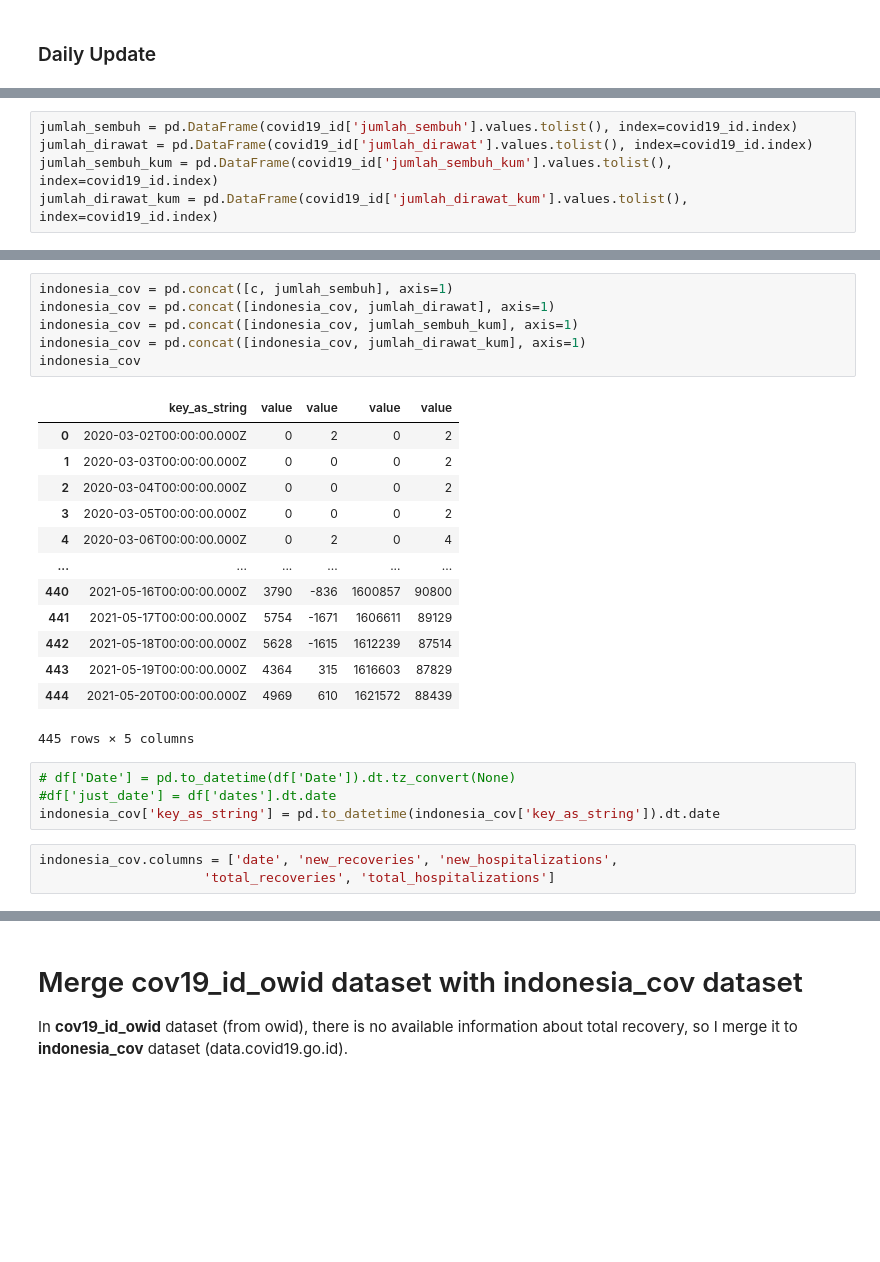
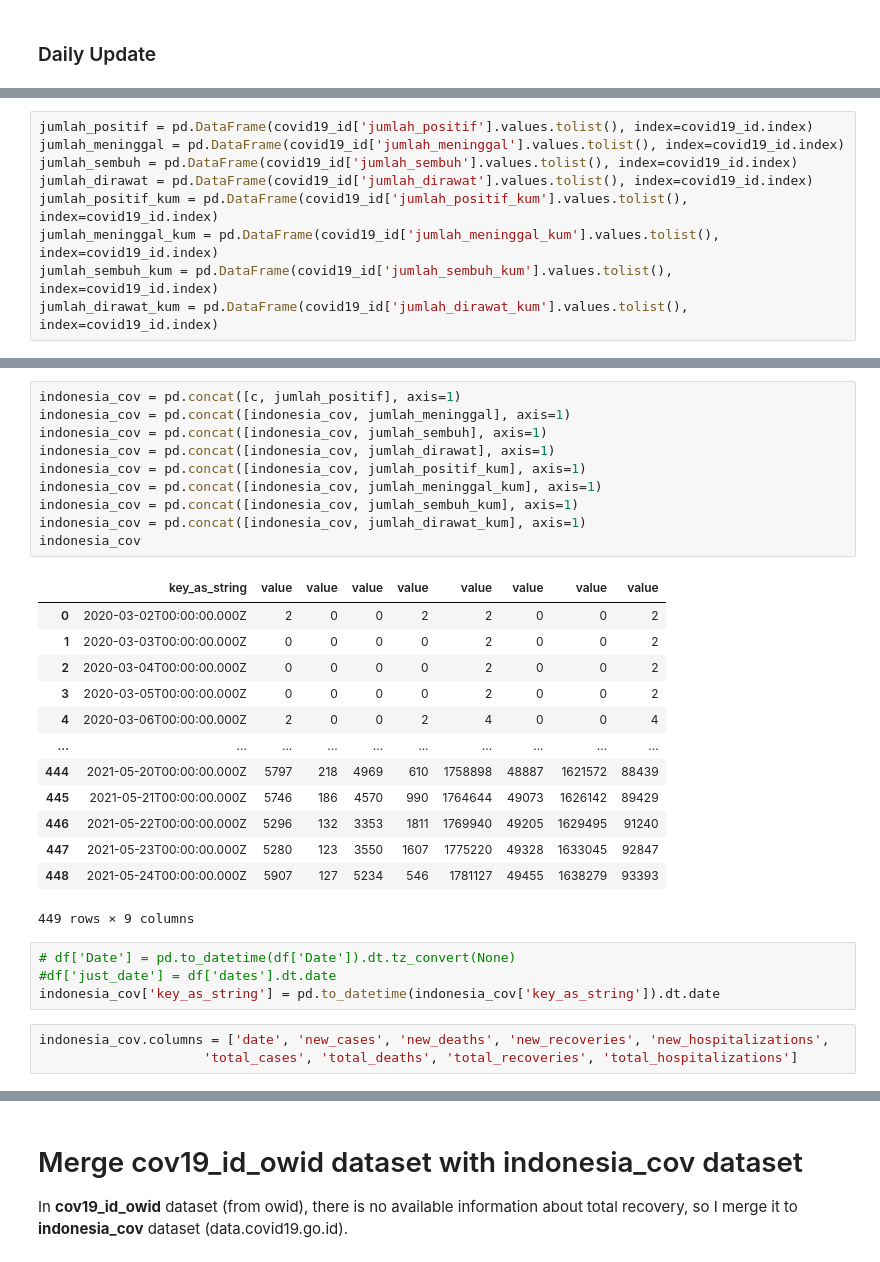
Before and after one commit to Danish-1311/Covid19-Report-Indonesia, a Jupyter notebook: Syntax/Covid19_Indonesia_Complete_Version.ipynb, the cells around one changed output, grey strips where cells are left out. Drawn from its saved outputs; the diff is of its cells as text; blank space fills up the shorter version.

Commit message:
Data Update and Fix Issues

```diff
--- a/Syntax/Covid19_Indonesia_Complete_Version.ipynb
+++ b/Syntax/Covid19_Indonesia_Complete_Version.ipynb
@@ -147,8 +147,12 @@ covid19_id.head()
 | 3 | 2020-03-05T00:00:00.000Z | 1583366400000 | 1 | {'value': 0} | {'value': 0} | {'value': 0} | {'value': 0} | ... |
 | 4 | 2020-03-06T00:00:00.000Z | 1583452800000 | 1 | {'value': 0} | {'value': 0} | {'value': 2} | {'value': 2} | ... |
 # %%
+jumlah_positif = pd.DataFrame(covid19_id['jumlah_positif'].values.tolist(), index=covid19_id.index)
+jumlah_meninggal = pd.DataFrame(covid19_id['jumlah_meninggal'].values.tolist(), index=covid19_id.index)
 jumlah_sembuh = pd.DataFrame(covid19_id['jumlah_sembuh'].values.tolist(), index=covid19_id.index)
 jumlah_dirawat = pd.DataFrame(covid19_id['jumlah_dirawat'].values.tolist(), index=covid19_id.index)
+jumlah_positif_kum = pd.DataFrame(covid19_id['jumlah_positif_kum'].values.tolist(), index=covid19_id.index)
+jumlah_meninggal_kum = pd.DataFrame(covid19_id['jumlah_meninggal_kum'].values.tolist(), index=covid19_id.index)
 jumlah_sembuh_kum = pd.DataFrame(covid19_id['jumlah_sembuh_kum'].values.tolist(), index=covid19_id.index)
 jumlah_dirawat_kum = pd.DataFrame(covid19_id['jumlah_dirawat_kum'].values.tolist(), index=covid19_id.index)
 # %%
@@ -170,28 +174,32 @@ Name: key_as_string, Length: 445, dtype: object
 # %%
-indonesia_cov = pd.concat([c, jumlah_sembuh], axis=1)
+indonesia_cov = pd.concat([c, jumlah_positif], axis=1)
+indonesia_cov = pd.concat([indonesia_cov, jumlah_meninggal], axis=1)
+indonesia_cov = pd.concat([indonesia_cov, jumlah_sembuh], axis=1)
 indonesia_cov = pd.concat([indonesia_cov, jumlah_dirawat], axis=1)
+indonesia_cov = pd.concat([indonesia_cov, jumlah_positif_kum], axis=1)
+indonesia_cov = pd.concat([indonesia_cov, jumlah_meninggal_kum], axis=1)
 indonesia_cov = pd.concat([indonesia_cov, jumlah_sembuh_kum], axis=1)
 indonesia_cov = pd.concat([indonesia_cov, jumlah_dirawat_kum], axis=1)
 indonesia_cov
 # %% [output]
-|  | key_as_string | value | value | value | value |
-| 0 | 2020-03-02T00:00:00.000Z | 0 | 2 | 0 | 2 |
-| 1 | 2020-03-03T00:00:00.000Z | 0 | 0 | 0 | 2 |
-| 2 | 2020-03-04T00:00:00.000Z | 0 | 0 | 0 | 2 |
-| 3 | 2020-03-05T00:00:00.000Z | 0 | 0 | 0 | 2 |
-| 4 | 2020-03-06T00:00:00.000Z | 0 | 2 | 0 | 4 |
-| ... | ... | ... | ... | ... | ... |
-| 440 | 2021-05-16T00:00:00.000Z | 3790 | -836 | 1600857 | 90800 |
-| 441 | 2021-05-17T00:00:00.000Z | 5754 | -1671 | 1606611 | 89129 |
-| 442 | 2021-05-18T00:00:00.000Z | 5628 | -1615 | 1612239 | 87514 |
-| 443 | 2021-05-19T00:00:00.000Z | 4364 | 315 | 1616603 | 87829 |
-| 444 | 2021-05-20T00:00:00.000Z | 4969 | 610 | 1621572 | 88439 |
+|  | key_as_string | value | value | value | value | value | value | value | value |
+| 0 | 2020-03-02T00:00:00.000Z | 2 | 0 | 0 | 2 | 2 | 0 | 0 | 2 |
+| 1 | 2020-03-03T00:00:00.000Z | 0 | 0 | 0 | 0 | 2 | 0 | 0 | 2 |
+| 2 | 2020-03-04T00:00:00.000Z | 0 | 0 | 0 | 0 | 2 | 0 | 0 | 2 |
+| 3 | 2020-03-05T00:00:00.000Z | 0 | 0 | 0 | 0 | 2 | 0 | 0 | 2 |
+| 4 | 2020-03-06T00:00:00.000Z | 2 | 0 | 0 | 2 | 4 | 0 | 0 | 4 |
+| ... | ... | ... | ... | ... | ... | ... | ... | ... | ... |
+| 444 | 2021-05-20T00:00:00.000Z | 5797 | 218 | 4969 | 610 | 1758898 | 48887 | 1621572 | 88439 |
+| 445 | 2021-05-21T00:00:00.000Z | 5746 | 186 | 4570 | 990 | 1764644 | 49073 | 1626142 | 89429 |
+| 446 | 2021-05-22T00:00:00.000Z | 5296 | 132 | 3353 | 1811 | 1769940 | 49205 | 1629495 | 91240 |
+| 447 | 2021-05-23T00:00:00.000Z | 5280 | 123 | 3550 | 1607 | 1775220 | 49328 | 1633045 | 92847 |
+| 448 | 2021-05-24T00:00:00.000Z | 5907 | 127 | 5234 | 546 | 1781127 | 49455 | 1638279 | 93393 |
-445 rows × 5 columns
+449 rows × 9 columns
 # %%
 # df['Date'] = pd.to_datetime(df['Date']).dt.tz_convert(None)
 #df['just_date'] = df['dates'].dt.date
 indonesia_cov['key_as_string'] = pd.to_datetime(indonesia_cov['key_as_string']).dt.date
 # %%
-indonesia_cov.columns = ['date', 'new_recoveries', 'new_hospitalizations',
-                     'total_recoveries', 'total_hospitalizations']
+indonesia_cov.columns = ['date', 'new_cases', 'new_deaths', 'new_recoveries', 'new_hospitalizations',
+                     'total_cases', 'total_deaths', 'total_recoveries', 'total_hospitalizations']
 # %%
```
Also changed, not shown: parts of 21 cells of this notebook, 8 other files.
